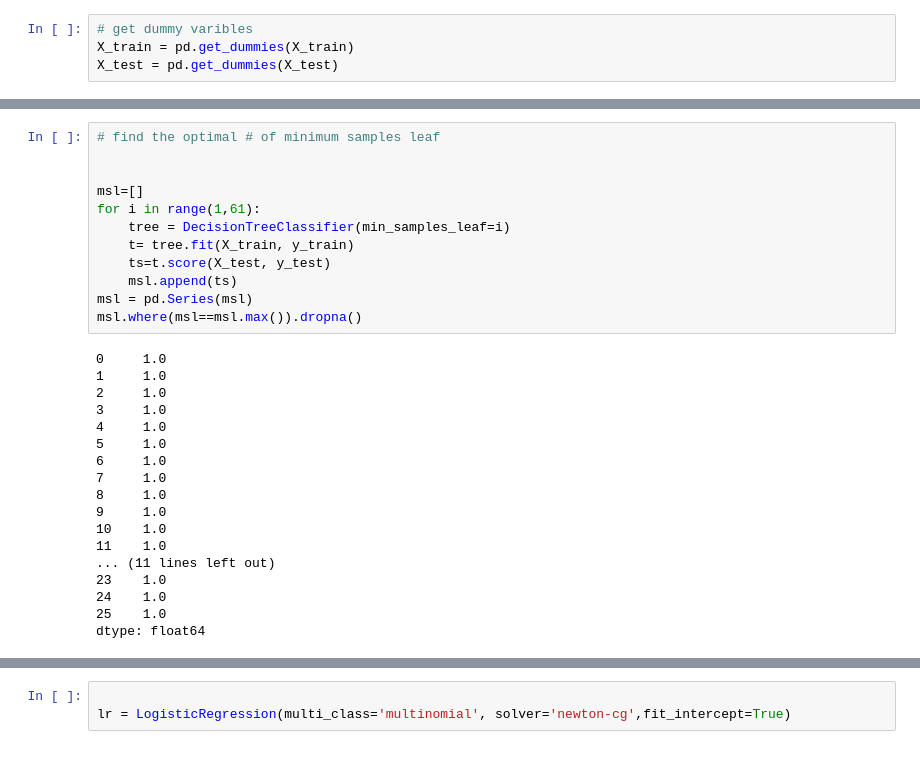
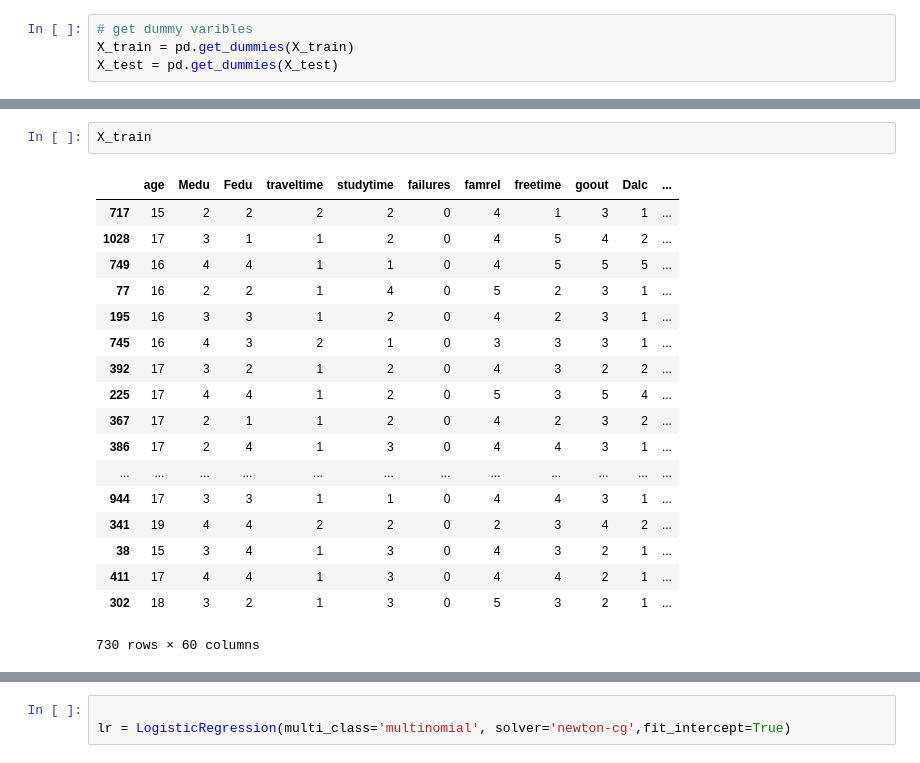
Before and after one commit to RohithYogi/Student-Performance-Prediction, a Jupyter notebook: Student_Performance_Prediction_Model.ipynb, the cells around one changed output, grey strips where cells are left out. Cells and saved outputs as stored; diff of their text form.

```diff
--- a/Student_Performance_Prediction_Model.ipynb
+++ b/Student_Performance_Prediction_Model.ipynb
@@ -127,33 +146,24 @@ len(list(X_train))
-# %%
-# find the optimal # of minimum samples leaf
-
-
-msl=[]
-for i in range(1,61):
-    tree = DecisionTreeClassifier(min_samples_leaf=i)
-    t= tree.fit(X_train, y_train)
-    ts=t.score(X_test, y_test)
-    msl.append(ts)
-msl = pd.Series(msl)
-msl.where(msl==msl.max()).dropna()
-# %% [output]
-0     1.0
-1     1.0
-2     1.0
-3     1.0
-4     1.0
-5     1.0
-6     1.0
-7     1.0
-8     1.0
-9     1.0
-10    1.0
-11    1.0
-... (11 lines left out)
-23    1.0
-24    1.0
-25    1.0
-dtype: float64
+# %%
+X_train
+# %% [output]
+|  | age | Medu | Fedu | traveltime | studytime | failures | famrel | freetime | goout | Dalc | ... |
+| 717 | 15 | 2 | 2 | 2 | 2 | 0 | 4 | 1 | 3 | 1 | ... |
+| 1028 | 17 | 3 | 1 | 1 | 2 | 0 | 4 | 5 | 4 | 2 | ... |
+| 749 | 16 | 4 | 4 | 1 | 1 | 0 | 4 | 5 | 5 | 5 | ... |
+| 77 | 16 | 2 | 2 | 1 | 4 | 0 | 5 | 2 | 3 | 1 | ... |
+| 195 | 16 | 3 | 3 | 1 | 2 | 0 | 4 | 2 | 3 | 1 | ... |
+| 745 | 16 | 4 | 3 | 2 | 1 | 0 | 3 | 3 | 3 | 1 | ... |
+| 392 | 17 | 3 | 2 | 1 | 2 | 0 | 4 | 3 | 2 | 2 | ... |
+| 225 | 17 | 4 | 4 | 1 | 2 | 0 | 5 | 3 | 5 | 4 | ... |
+| 367 | 17 | 2 | 1 | 1 | 2 | 0 | 4 | 2 | 3 | 2 | ... |
+| 386 | 17 | 2 | 4 | 1 | 3 | 0 | 4 | 4 | 3 | 1 | ... |
+| ... | ... | ... | ... | ... | ... | ... | ... | ... | ... | ... | ... |
+| 944 | 17 | 3 | 3 | 1 | 1 | 0 | 4 | 4 | 3 | 1 | ... |
+| 341 | 19 | 4 | 4 | 2 | 2 | 0 | 2 | 3 | 4 | 2 | ... |
+| 38 | 15 | 3 | 4 | 1 | 3 | 0 | 4 | 3 | 2 | 1 | ... |
+| 411 | 17 | 4 | 4 | 1 | 3 | 0 | 4 | 4 | 2 | 1 | ... |
+| 302 | 18 | 3 | 2 | 1 | 3 | 0 | 5 | 3 | 2 | 1 | ... |
+730 rows × 60 columns
 # %%
 # final model
 tree = DecisionTreeClassifier(min_samples_leaf=17)
```
Also changed, not shown: parts of 18 cells of this notebook, 45 other files.
